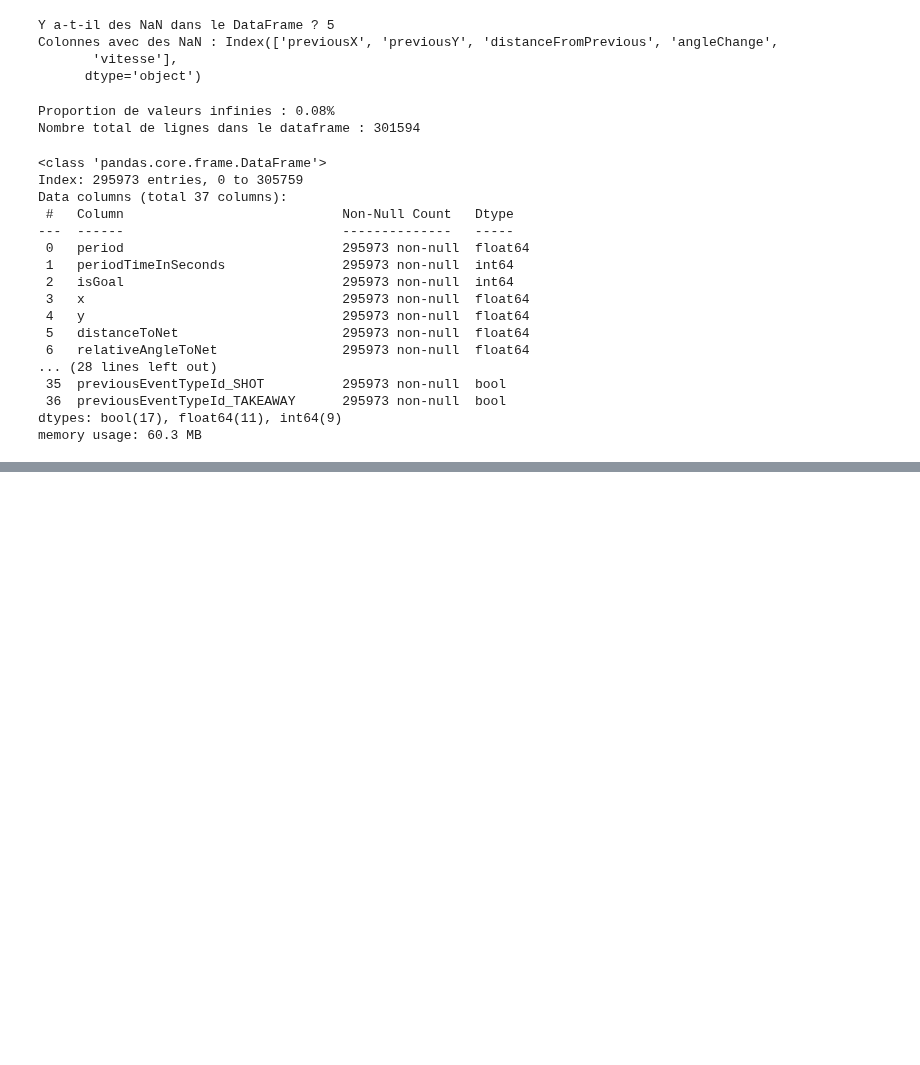
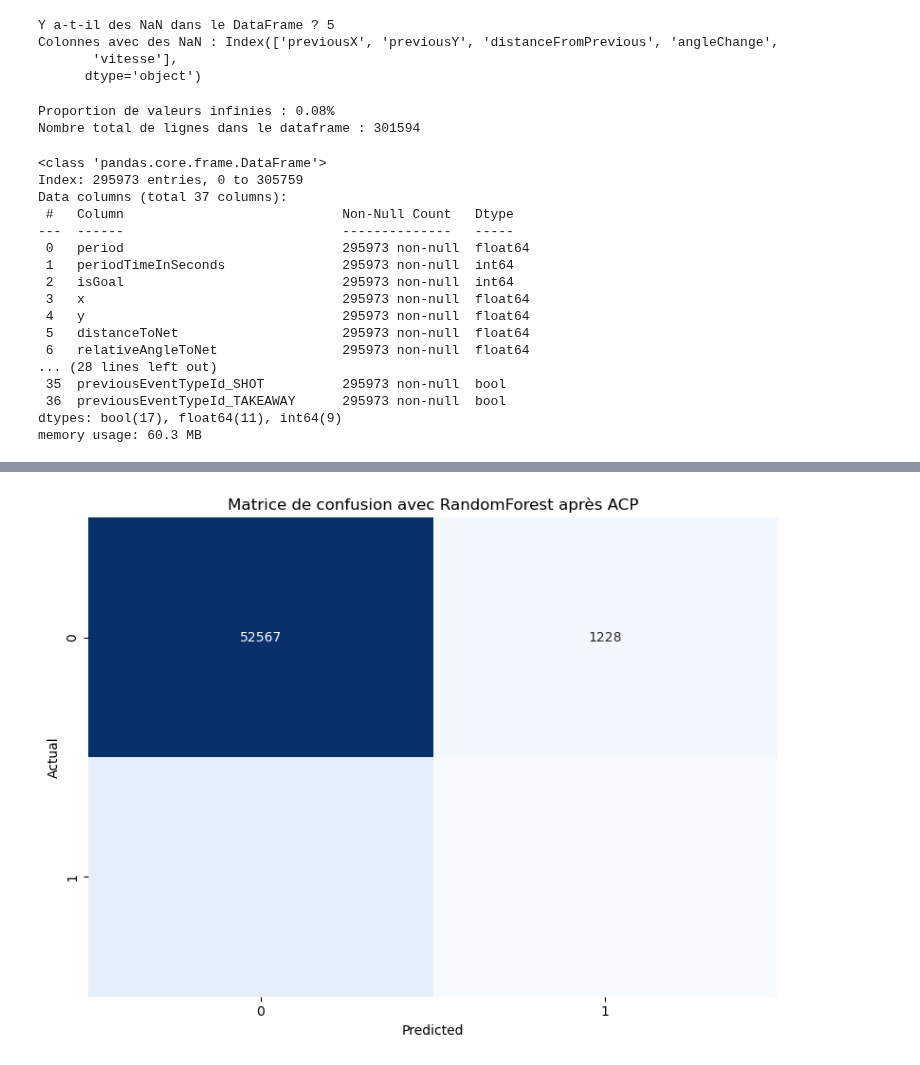
Before and after one commit to Alexia57/A02-projet, a Jupyter notebook: notebooks/Milestone2_faites_de_votre_mieux.ipynb, the cells around one changed output, grey strips where cells are left out. Drawn from its saved outputs; the diff is of its cells as text; code cells hidden in the pictures; blank space fills up the shorter version.

```diff
--- a/notebooks/Milestone2_faites_de_votre_mieux.ipynb
+++ b/notebooks/Milestone2_faites_de_votre_mieux.ipynb
@@ -592,0 +316,79 @@ Meilleure performance (AUC) :  0.7485080336590181
+# %%
+# random forest with PCA
+from sklearn.decomposition import PCA
+
+experience_comet = False
+
+if experience_comet:
+    exp_rf = Experiment(
+        api_key=os.environ.get("COMET_API_KEY"),
+        project_name='milestone2',
+        workspace='ift6758-a02'
+    )
+    exp_rf.set_name("Modèle RandomForest avec ACP")
+
+# instanciation
+pca = PCA(n_components=0.95)
+X_train_pca = pca.fit_transform(X_train)
+
+# transformation en ACP sur l'ensemble de validation
+X_valid_pca = pca.transform(X_valid)
+
+# initialisation et entrainement du modèle
+rf = RandomForestClassifier(random_state=42, n_jobs=-1)
+rf.fit(X_train_pca, y_train)
+
+# Prédictions
+y_pred_rf = rf.predict(X_valid_pca)
+
+# Calcul de l'accuracy et de la matrice de confusion
+accuracy_rf = accuracy_score(y_valid, y_pred_rf)
+conf_matrix_rf = confusion_matrix(y_valid, y_pred_rf)
+
+# Matrice de confusion
+print("Matrice de confusion :\n", conf_matrix_rf)
+
+plt.figure(figsize=(8, 6))
+sns.heatmap(conf_matrix_rf, annot=True, fmt='d', cmap='Blues', cbar=False)
+plt.xlabel('Predicted')
+plt.ylabel('Actual')
+plt.title('Matrice de confusion avec RandomForest après ACP')
+plt.tight_layout()
+plt.show()
+
+# Calcul de l'accuracy par classe
+accuracy_class_0_rf = (y_pred_rf[y_valid.values == 0] == 0).sum() / (y_valid.values == 0).sum()
+accuracy_class_1_rf = (y_pred_rf[y_valid.values == 1] == 1).sum() / (y_valid.values == 1).sum()
+
+print(f"Accuracy avec RandomForest après ACP: {accuracy_rf}")
+print(f"Accuracy pour la classe 0 : {accuracy_class_0_rf}")
+print(f"Accuracy pour la classe 1 : {accuracy_class_1_rf}")
+print(f'Matrice de confusion : \n{conf_matrix_rf}')
+
+hyperparams_rf = {
+    "criterion": rf.criterion,
+    "max_depth": rf.max_depth,
+    "max_features": rf.max_features,
+    "min_samples_leaf": rf.min_samples_leaf,
+    "min_samples_split": rf.min_samples_split,
+    "n_estimators": rf.n_estimators,
+    "random_state": rf.random_state,
+    "pca_components": pca.n_components_
+}
+
+if experience_comet:
+    if not os.path.exists('models'):
+        os.makedirs('models')
+
+    pickle.dump(rf, open("models/random_forest_after_pca.pkl", "wb"))
+
+    exp_rf.log_model("Modèle RandomForest après ACP", "models/random_forest_after_pca.pkl")
+    exp_rf.log_metric("accuracy", accuracy_rf)
+    exp_rf.log_metric("accuracy_class_0", accuracy_class_0_rf)
+    exp_rf.log_metric("accuracy_class_1", accuracy_class_1_rf)
+    exp_rf.log_confusion_matrix(y_true=y_valid, y_predicted=y_pred_rf, title="Matrice de confusion : RandomForest après ACP")
+    exp_rf.log_parameters(hyperparams_rf)
+    exp_rf.add_tag("random_forest_after_pca")
+
+    exp_rf.end()
+# %% [output]
@@ -592,0 +398 @@ Meilleure performance (AUC) :  0.7485080336590181
+[figure, added]
```
Also changed, not shown: parts of 56 cells of this notebook.
